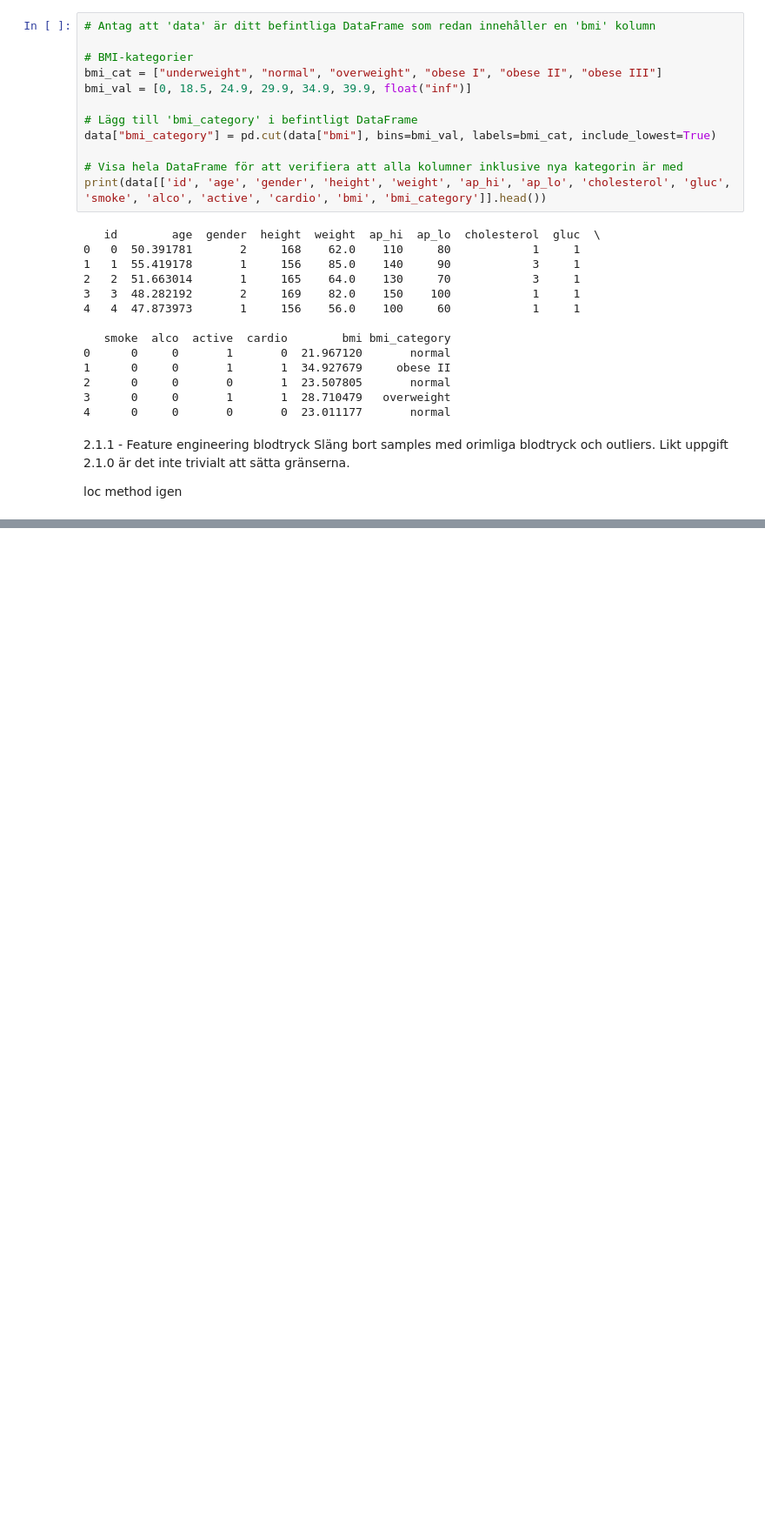
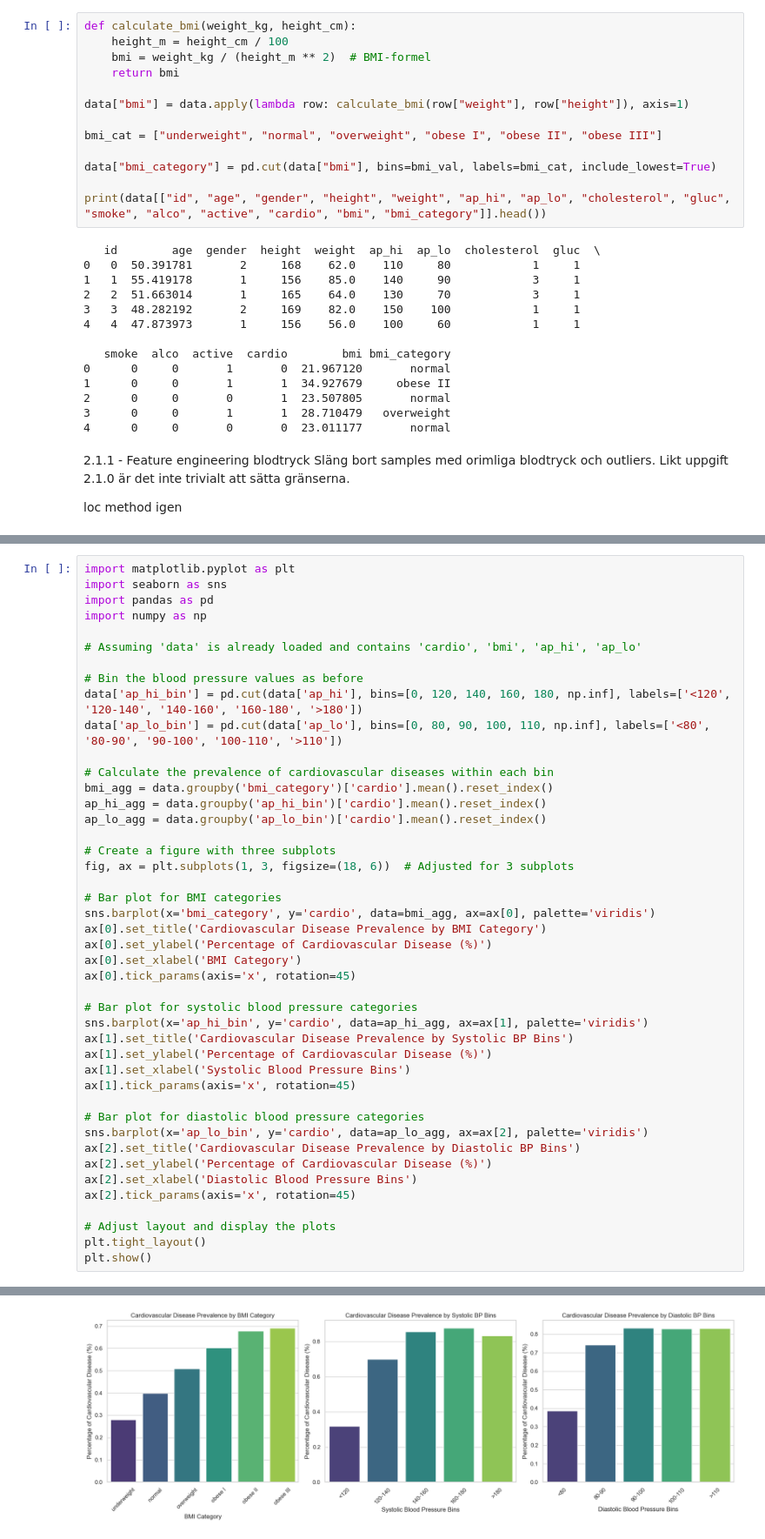
Before and after one commit to Markofbear/AI-Bjorn-Lagerblad-OPA23, a Jupyter notebook: labs/labb1/labb1.ipynb, the cells around one changed output, grey strips where cells are left out. Shown: that part at 87% size. Cells and saved outputs as stored; diff of their text form; blank space fills up the shorter version.

```diff
--- a/labs/labb1/labb1.ipynb
+++ b/labs/labb1/labb1.ipynb
@@ -528,17 +502,18 @@ print(bmi_data_filtered)
  b) Skapa en kategorisk BMI-feature med kategorierna: normal range, overweight, obese (class I), obese
 (class II), obese (class III).
 # %%
-# Antag att 'data' är ditt befintliga DataFrame som redan innehåller en 'bmi' kolumn
+def calculate_bmi(weight_kg, height_cm):
+    height_m = height_cm / 100
+    bmi = weight_kg / (height_m ** 2)  # BMI-formel
+    return bmi
 
-# BMI-kategorier
+data["bmi"] = data.apply(lambda row: calculate_bmi(row["weight"], row["height"]), axis=1)
+
 bmi_cat = ["underweight", "normal", "overweight", "obese I", "obese II", "obese III"]
-bmi_val = [0, 18.5, 24.9, 29.9, 34.9, 39.9, float("inf")]
 
-# Lägg till 'bmi_category' i befintligt DataFrame
 data["bmi_category"] = pd.cut(data["bmi"], bins=bmi_val, labels=bmi_cat, include_lowest=True)
 
-# Visa hela DataFrame för att verifiera att alla kolumner inklusive nya kategorin är med
-print(data[['id', 'age', 'gender', 'height', 'weight', 'ap_hi', 'ap_lo', 'cholesterol', 'gluc', 'smoke', 'alco', 'active', 'cardio', 'bmi', 'bmi_category']].head())
+print(data[["id", "age", "gender", "height", "weight", "ap_hi", "ap_lo", "cholesterol", "gluc", "smoke", "alco", "active", "cardio", "bmi", "bmi_category"]].head())
 # %% [output]
    id        age  gender  height  weight  ap_hi  ap_lo  cholesterol  gluc  \
 0   0  50.391781       2     168    62.0    110     80            1     1
@@ -599,0 +583,45 @@ print(data_filtered[["ap_hi", "ap_lo", "bp_category"]])
+# %%
+import matplotlib.pyplot as plt
+import seaborn as sns
+import pandas as pd
+import numpy as np
+
+# Assuming 'data' is already loaded and contains 'cardio', 'bmi', 'ap_hi', 'ap_lo'
+
+# Bin the blood pressure values as before
+data['ap_hi_bin'] = pd.cut(data['ap_hi'], bins=[0, 120, 140, 160, 180, np.inf], labels=['<120', '120-140', '140-160', '160-180', '>180'])
+data['ap_lo_bin'] = pd.cut(data['ap_lo'], bins=[0, 80, 90, 100, 110, np.inf], labels=['<80', '80-90', '90-100', '100-110', '>110'])
+
+# Calculate the prevalence of cardiovascular diseases within each bin
+bmi_agg = data.groupby('bmi_category')['cardio'].mean().reset_index()
+ap_hi_agg = data.groupby('ap_hi_bin')['cardio'].mean().reset_index()
+ap_lo_agg = data.groupby('ap_lo_bin')['cardio'].mean().reset_index()
+
+# Create a figure with three subplots
+fig, ax = plt.subplots(1, 3, figsize=(18, 6))  # Adjusted for 3 subplots
+
+# Bar plot for BMI categories
+sns.barplot(x='bmi_category', y='cardio', data=bmi_agg, ax=ax[0], palette='viridis')
+ax[0].set_title('Cardiovascular Disease Prevalence by BMI Category')
+ax[0].set_ylabel('Percentage of Cardiovascular Disease (%)')
+ax[0].set_xlabel('BMI Category')
+ax[0].tick_params(axis='x', rotation=45)
+
+# Bar plot for systolic blood pressure categories
+sns.barplot(x='ap_hi_bin', y='cardio', data=ap_hi_agg, ax=ax[1], palette='viridis')
+ax[1].set_title('Cardiovascular Disease Prevalence by Systolic BP Bins')
+ax[1].set_ylabel('Percentage of Cardiovascular Disease (%)')
+ax[1].set_xlabel('Systolic Blood Pressure Bins')
+ax[1].tick_params(axis='x', rotation=45)
+
+# Bar plot for diastolic blood pressure categories
+sns.barplot(x='ap_lo_bin', y='cardio', data=ap_lo_agg, ax=ax[2], palette='viridis')
+ax[2].set_title('Cardiovascular Disease Prevalence by Diastolic BP Bins')
+ax[2].set_ylabel('Percentage of Cardiovascular Disease (%)')
+ax[2].set_xlabel('Diastolic Blood Pressure Bins')
+ax[2].tick_params(axis='x', rotation=45)
+
+# Adjust layout and display the plots
+plt.tight_layout()
+plt.show()
+# %% [output]
@@ -599,0 +639 @@ print(data_filtered[["ap_hi", "ap_lo", "bp_category"]])
+[figure, added]
```
Also changed, not shown: parts of 5 cells of this notebook, 1 other file.
